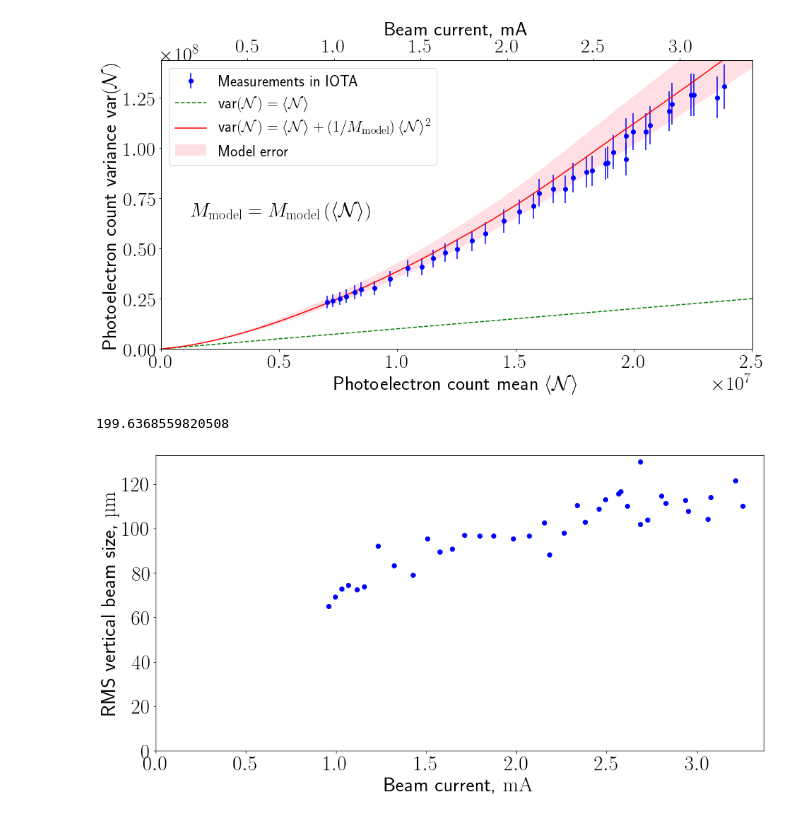
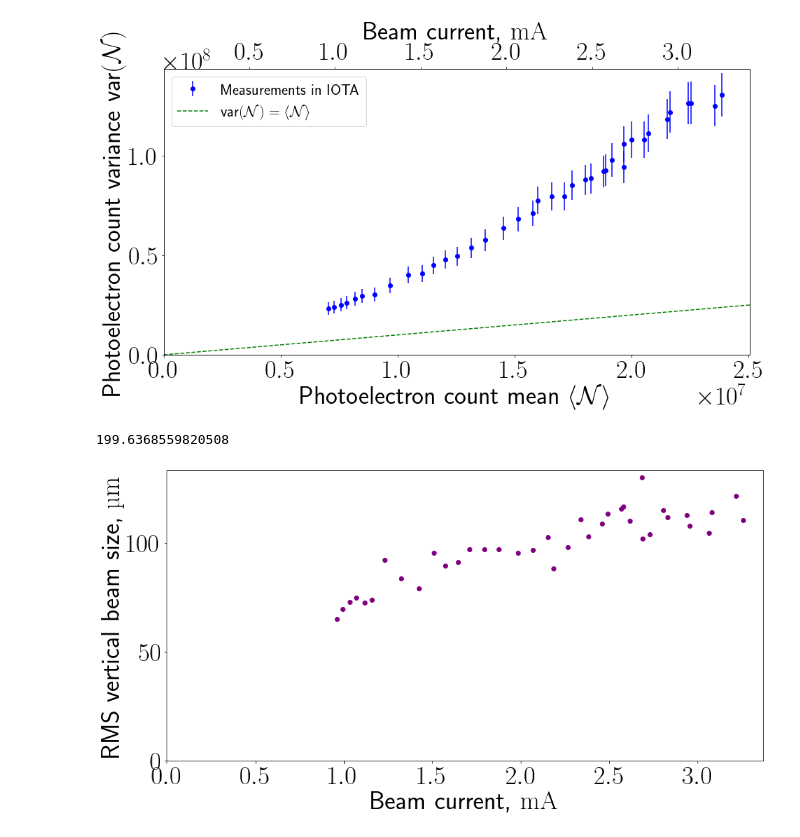
Before and after one commit to IharLobach/fur, a Jupyter notebook: shifts/shift_03_16_2020/flat/plot_flat.ipynb, the cells around one changed output. Drawn from its saved outputs; the diff is of its cells as text; code cells hidden in the pictures.

Commit message:
vpython figure for interferometry

```diff
--- a/shifts/shift_03_16_2020/flat/plot_flat.ipynb
+++ b/shifts/shift_03_16_2020/flat/plot_flat.ipynb
@@ -10,46 +10,30 @@ N_to_I = 1/sum_channel_to_photoelectrons/cur_to_sum_channel
 meas_FLAT = pd.read_csv('meas_FLAT.csv', index_col=0)
 theor_FLAT = pd.read_csv('theor_df_FLAT.csv', index_col=0)
 # %%
-from matplotlib import rc
-rc("text", usetex=True)
-plt.rcParams.update({'font.size': 28,'legend.fontsize':22})
+plt.rcParams["text.usetex"] =True
+plt.rc('text.latex', preamble=r'\usepackage{siunitx}')
+plt.rcParams.update({'font.size': 36,'legend.fontsize':22})
 colors = {"FLAT": 'blue'}
 
 fig, ax = plt.subplots(figsize=(15, 7.5))
 ax.errorbar(meas_FLAT['N'],meas_FLAT['varN'],marker='o',linestyle='None',yerr=meas_FLAT['errorbar'],color='b',
             label = r'Measurements in IOTA')
 ax.plot(theor_FLAT['N'], theor_FLAT['N'],color='green',linestyle='--',label = r"var$\left(\mathcal{N}\right)=\langle\mathcal{N}\rangle$")
 
-
-ax.plot(theor_FLAT['N'], theor_FLAT['varN'], color='red', label = r"var$\left(\mathcal{N}\right)=\langle\mathcal{N}\rangle+\left(1/M_{\mathrm{model}}\right)\langle\mathcal{N}\rangle^2$")
-# ax.fill_between(
-#     theor_FLAT['N'],
-#     theor_FLAT['varN_bottom_no_Ebeam'],
-#     theor_FLAT['varN_top_no_Ebeam'],
-#     facecolor='red', alpha=0.5, label='Model error (no $E_{\mathrm{beam}}$ error)')
-ax.fill_between(
-    theor_FLAT['N'],
-    theor_FLAT['varN_bottom_with_Ebeam'],
-    theor_FLAT['varN_top_with_Ebeam'],
-    facecolor='pink', alpha=0.5, label='Model error')
-
-
 ax.set_ylabel(r"Photoelectron count variance var$\left(\mathcal{N}\right)$")
 ax.set_xlabel(r"Photoelectron count mean $\langle\mathcal{N}\rangle$")
-#ax.set_title(r"FLAT beam, no ND filters, variable beam current")
 handles, labels = ax.get_legend_handles_labels()
-order = [3,0,1,2]
+order = [1,0]
 ax.legend([handles[idx] for idx in order],[labels[idx] for idx in order])
-ax.text(0.05,0.55-0.1,r'$M_{\mathrm{model}}=M_{\mathrm{model}}\left(\langle\mathcal{N}\rangle\right)$',transform=ax.transAxes)
 ax.set_xlim(0, 1.05*meas_FLAT['N'].max())
 ax.set_ylim(0, 1.1*meas_FLAT['varN'].max())
 ax1 = ax.twiny()
-ax1.set_xlabel('Beam current, mA')
+ax1.set_xlabel('Beam current, \SI{}{mA}')
 ax1.set_xlim(N_to_I*np.asarray(ax.get_xlim()))
 ax1.set_xticks(ticks=ax1.get_xticks()[1:-1])
 plt.show()
 # %% [output]
-[figure, old version]
+[figure, new version]
 # %%
 Mfunc, Mxder, Myder, Mzder, Meder = get_M_interpolator_at_fixed_energy()
 # %%
@@ -77,16 +61,15 @@ meas_FLAT['I_mA'] = meas_FLAT['N']*N_to_I
 # %%
 plt.rcParams["text.usetex"] =True
 plt.rc('text.latex', preamble=r'\usepackage{siunitx}')
-plt.rcParams.update({'font.size': 28,'legend.fontsize':22})
-colors = {"FLAT": 'blue'}
+plt.rcParams.update({'font.size': 36,'legend.fontsize':22})
 fig, ax = plt.subplots(figsize=(15, 7.5))
 yerr = 0#[meas_FLAT['Sigma_um_Y_Meas_Bottom'], meas_FLAT['Sigma_um_Y_Meas_Top']]
 ax.errorbar(meas_FLAT['I_mA'], meas_FLAT['Sigma_um_Y_Meas'], marker='o', linestyle='None',
-            color='b', yerr=yerr)
+            color='purple', yerr=yerr)
 ax.set_xlim(0, ax.get_xlim()[1])
 ax.set_ylim(0, ax.get_ylim()[1])
 ax.set_xlabel('Beam current, \SI{}{mA}')
 ax.set_ylabel('RMS vertical beam size, \SI{}{\micro m}')
 plt.show()
 # %% [output]
-[figure, old version]
+[figure, new version]
```
Also changed, not shown: 8 other files.
